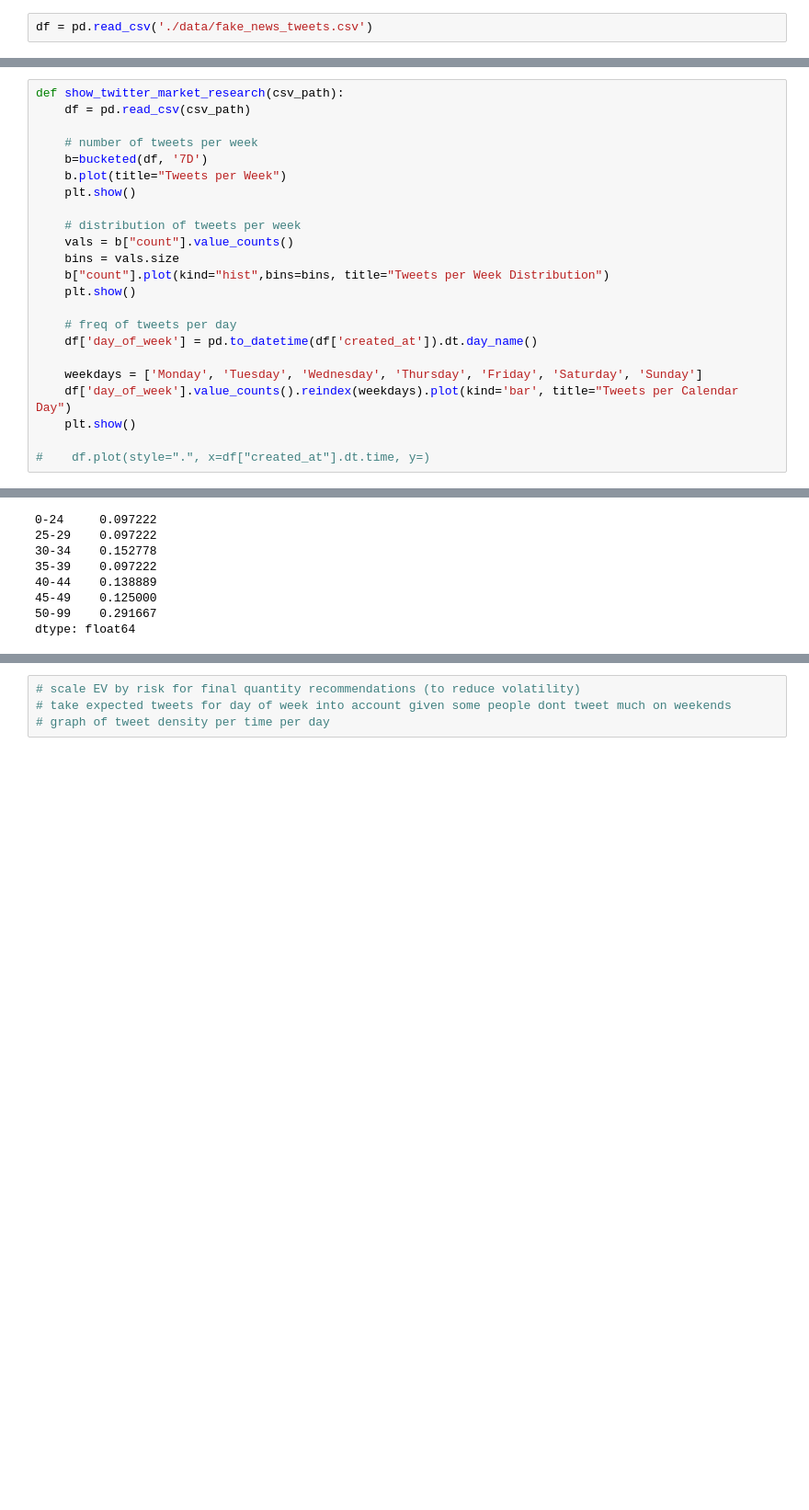
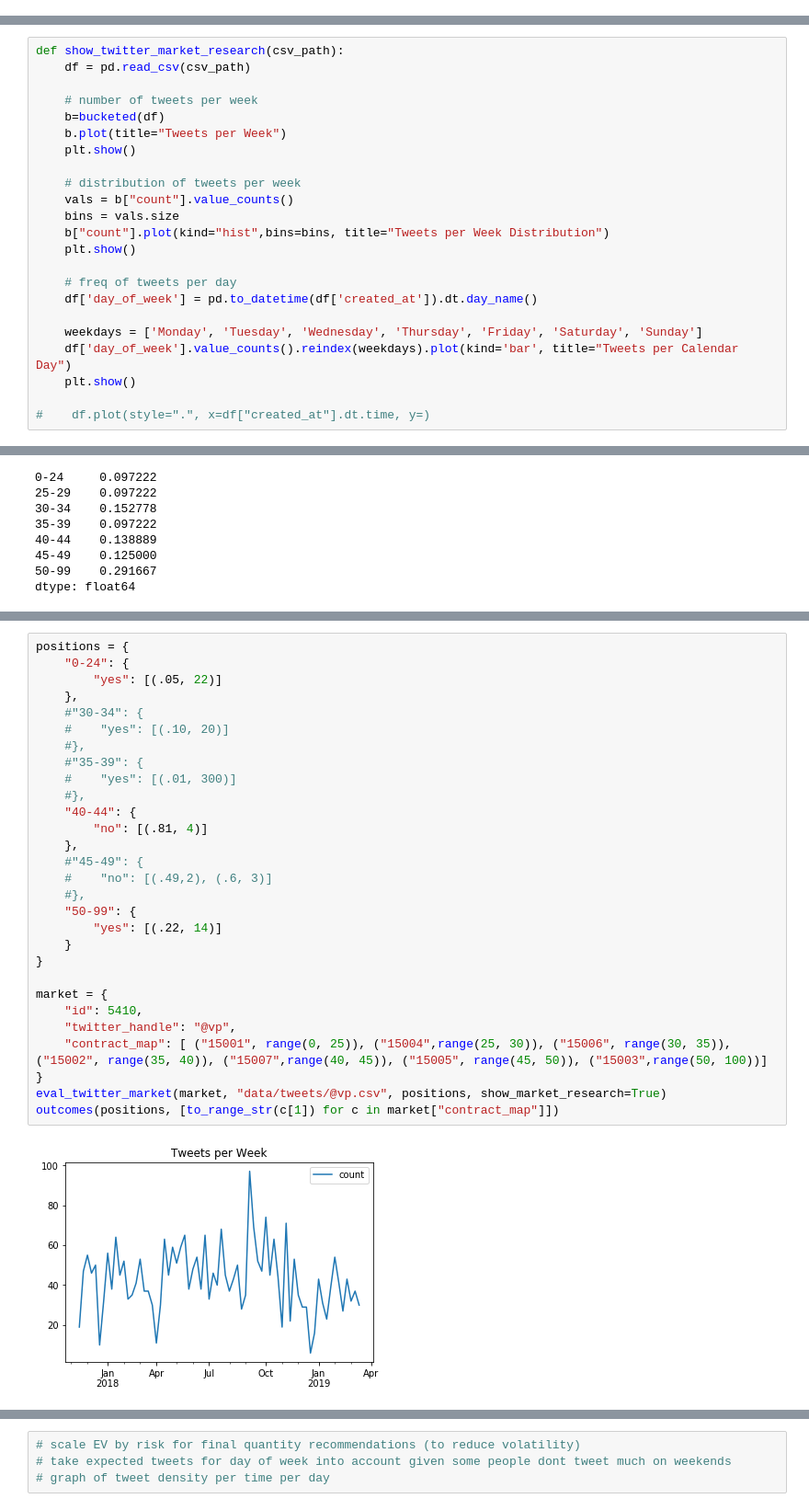
Before and after one commit to mng12689/predictit, a Jupyter notebook: Untitled.ipynb, the cells around one changed output, grey strips where cells are left out. Shown: that part at 92% size. Cells and saved outputs as stored; diff of their text form; blank space fills up the shorter version.

```diff
--- a/Untitled.ipynb
+++ b/Untitled.ipynb
@@ -14,5 +15,3 @@ import dateutil
-# %%
-df = pd.read_csv('./data/fake_news_tweets.csv')
 # %%
 # historical data
 import calendar
@@ -452,7 +419,7 @@ def show_twitter_market_research(csv_path):
     df = pd.read_csv(csv_path)
 
     # number of tweets per week
-    b=bucketed(df, '7D')
+    b=bucketed(df)
     b.plot(title="Tweets per Week")
     plt.show()
 
@@ -721,0 +624,31 @@ BUY NO shares for contract 40-44: 6 shares @0.51 (EV: 0.18565217391304348, TOTAL
+# %%
+positions = {
+    "0-24": {
+        "yes": [(.05, 22)]
+    },
+    #"30-34": {
+    #    "yes": [(.10, 20)]
+    #},
+    #"35-39": {
+    #    "yes": [(.01, 300)]
+    #},
+    "40-44": {
+        "no": [(.81, 4)]
+    },
+    #"45-49": {
+    #    "no": [(.49,2), (.6, 3)]
+    #},
+    "50-99": {
+        "yes": [(.22, 14)]
+    }
+}
+
+market = {
+    "id": 5410,
+    "twitter_handle": "@vp",
+    "contract_map": [ ("15001", range(0, 25)), ("15004",range(25, 30)), ("15006", range(30, 35)), ("15002", range(35, 40)), ("15007",range(40, 45)), ("15005", range(45, 50)), ("15003",range(50, 100))]
+}
+eval_twitter_market(market, "data/tweets/@vp.csv", positions, show_market_research=True)
+outcomes(positions, [to_range_str(c[1]) for c in market["contract_map"]])
+# %% [output]
+[figure, added]
```
Also changed, not shown: parts of 19 cells of this notebook.
